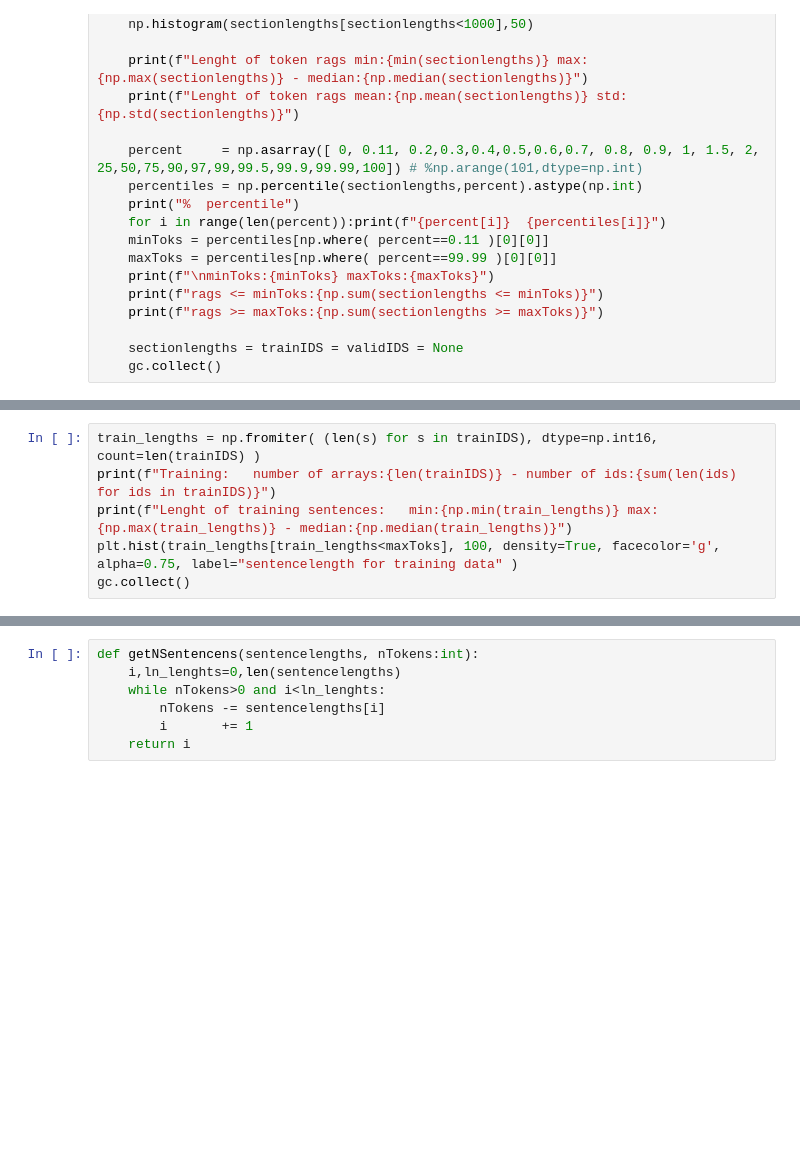
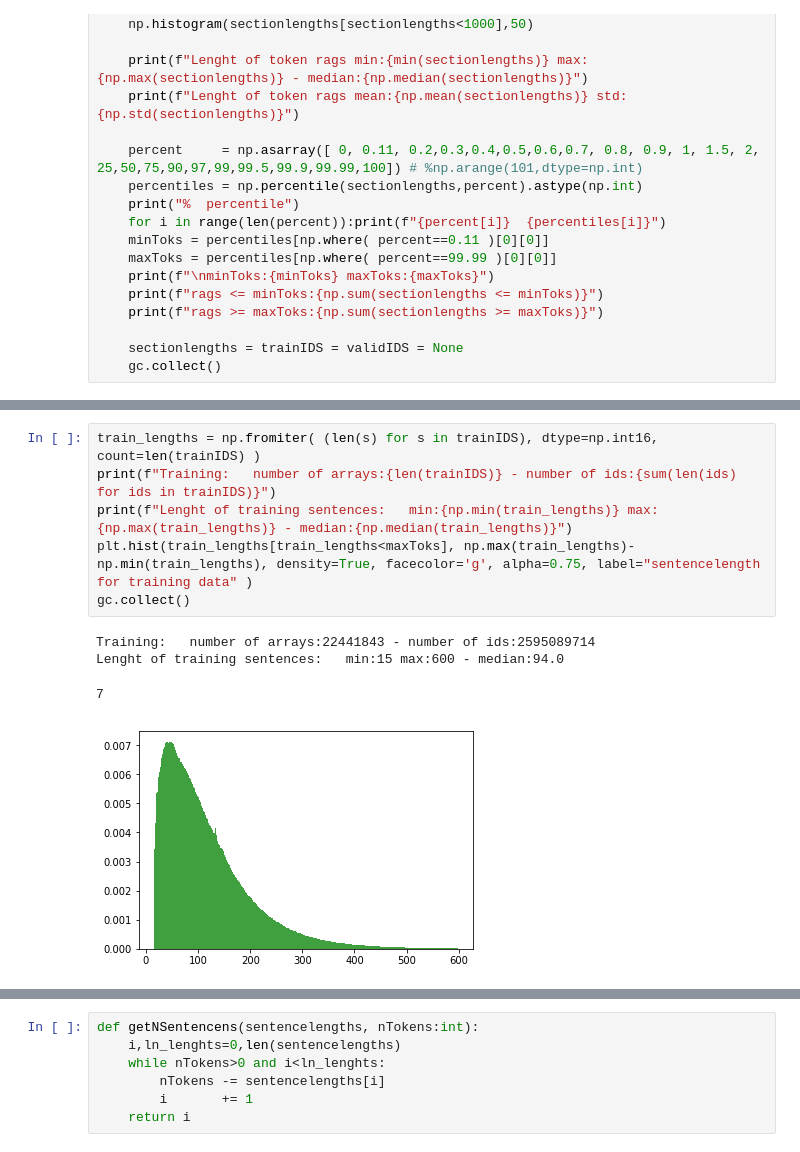
Before and after one commit to kasparlund/nlp, a Jupyter notebook: ULMFiT-Sentencepiece-Wiki-Training.ipynb, the cells around one changed output, grey strips where cells are left out. Drawn from its saved outputs; the diff is of its cells as text; blank space fills up the shorter version.

Commit message:
more model and unique sentences

```diff
--- a/ULMFiT-Sentencepiece-Wiki-Training.ipynb
+++ b/ULMFiT-Sentencepiece-Wiki-Training.ipynb
@@ -296,9 +300,14 @@ np.random.seed()
 # %%
 train_lengths = np.fromiter( (len(s) for s in trainIDS), dtype=np.int16, count=len(trainIDS) )
 print(f"Training:   number of arrays:{len(trainIDS)} - number of ids:{sum(len(ids) for ids in trainIDS)}")
 print(f"Lenght of training sentences:   min:{np.min(train_lengths)} max:{np.max(train_lengths)} - median:{np.median(train_lengths)}")
-plt.hist(train_lengths[train_lengths<maxToks], 100, density=True, facecolor='g', alpha=0.75, label="sentencelength for training data" )
+plt.hist(train_lengths[train_lengths<maxToks], np.max(train_lengths)-np.min(train_lengths), density=True, facecolor='g', alpha=0.75, label="sentencelength for training data" )
 gc.collect()
+# %% [output]
+Training:   number of arrays:22441843 - number of ids:2595089714
+Lenght of training sentences:   min:15 max:600 - median:94.0
+7
+[figure, added]
 # %%
 valid_lengths = np.fromiter( (len(s) for s in validIDS), dtype=np.int16, count=len(validIDS) )
 print(f"Validation: number of arrays:{len(validIDS)} - number of ids:{sum(len(ids) for ids in validIDS)}")
```
Also changed, not shown: parts of 41 cells of this notebook, 2 other files.
